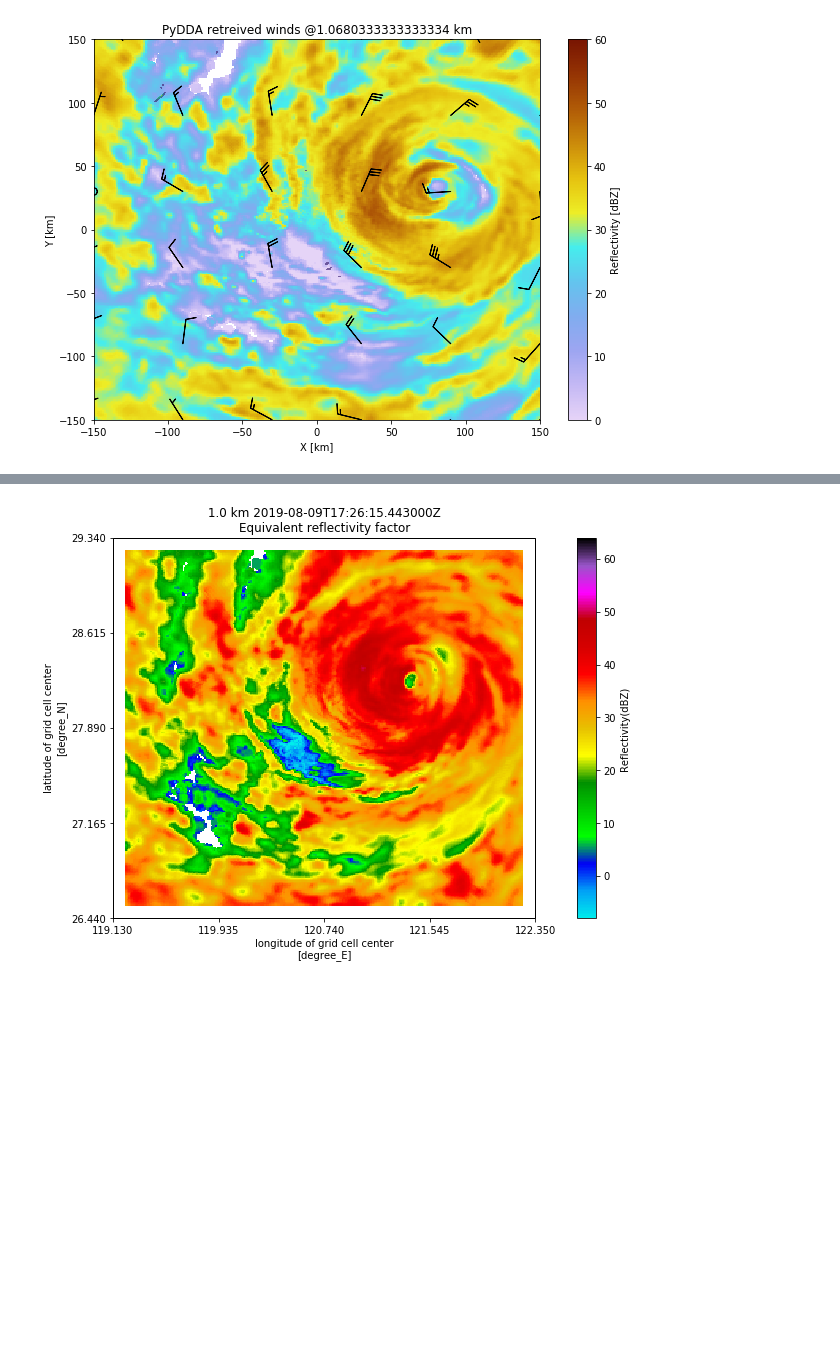
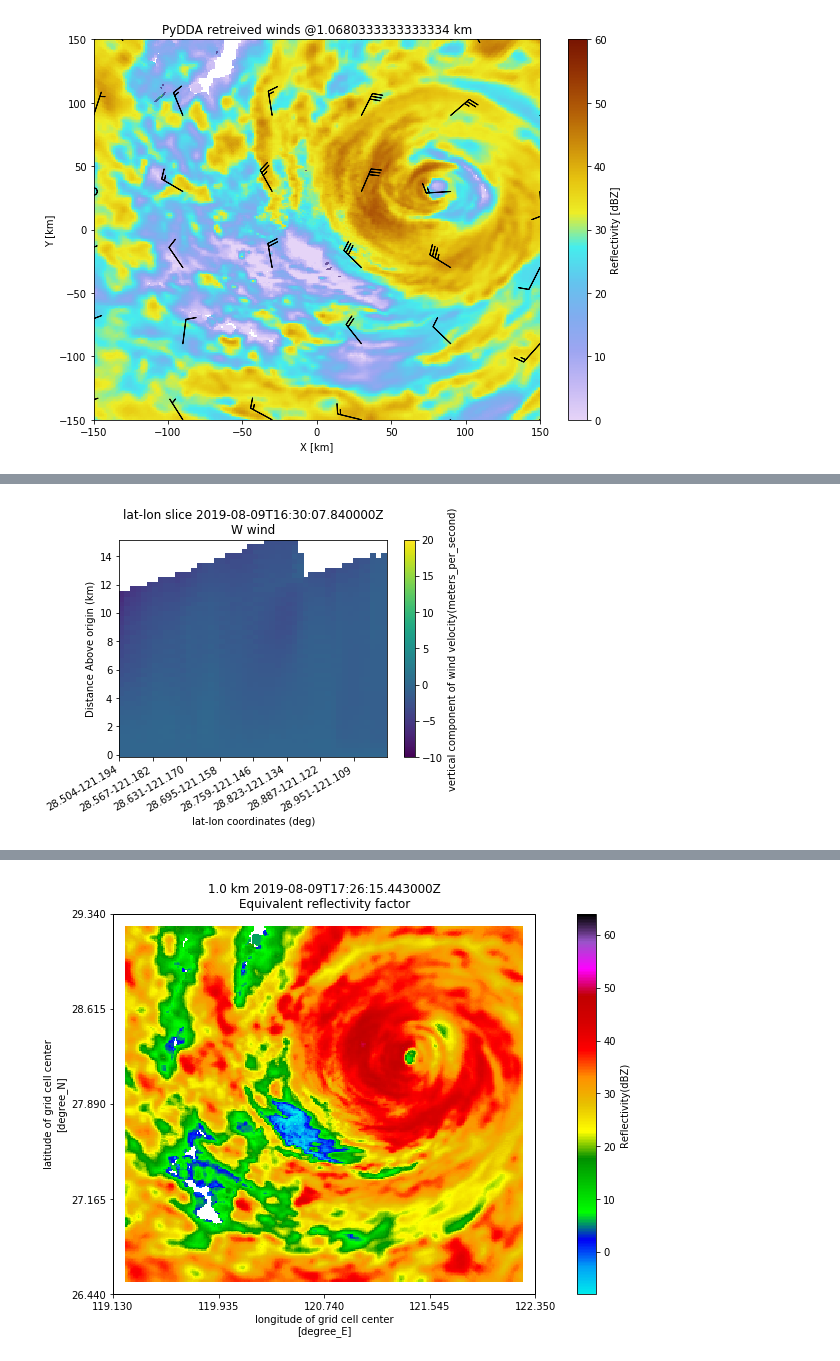
Before and after one commit to liyuan3970/study_demo, a Jupyter notebook: met_plot/利齐马/1_radar_retrive_wind-ECdata.ipynb, the cells around one changed output, grey strips where cells are left out. Cells and saved outputs as stored; diff of their text form; code cells hidden in the pictures; blank space fills up the shorter version.

```diff
--- a/met_plot/利齐马/1_radar_retrive_wind-ECdata.ipynb
+++ b/met_plot/利齐马/1_radar_retrive_wind-ECdata.ipynb
@@ -633,0 +661,4 @@ pyart.io.write_grid('grid.nc', new_grids[0])
+# %%
+display.plot_latlon_slice("w", coord1=(121.2, 28.5), coord2=(121.1, 28.0),vmin=-10,vmax=20)
+# %% [output]
+[figure, added]
```
Also changed, not shown: parts of 5 cells of this notebook, 1 other file.
